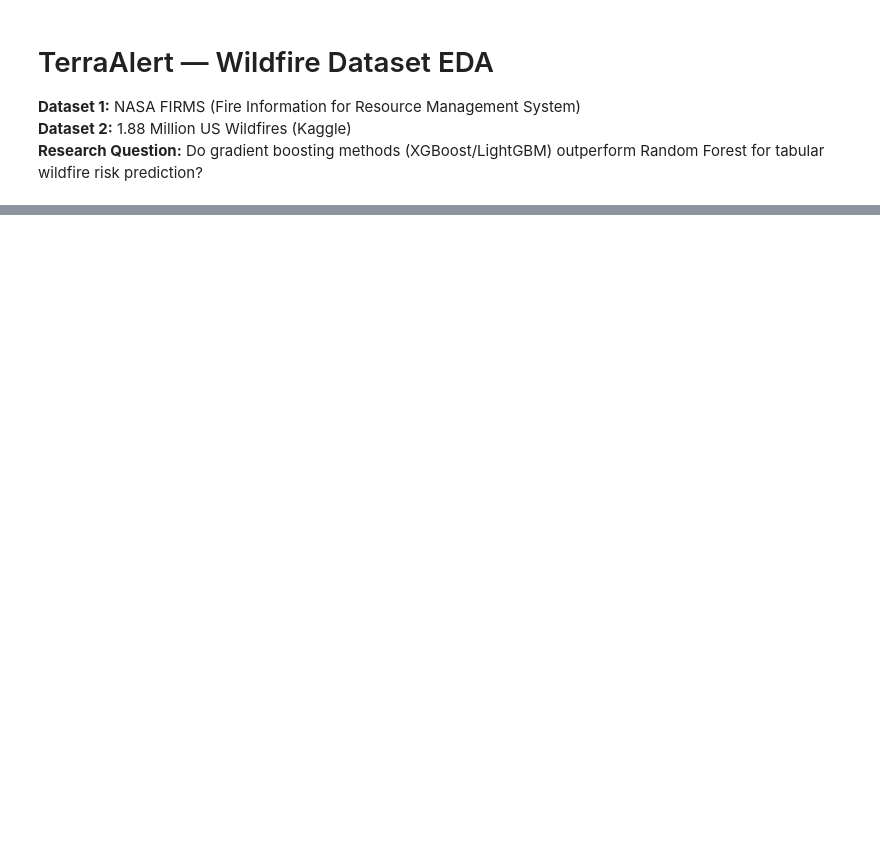
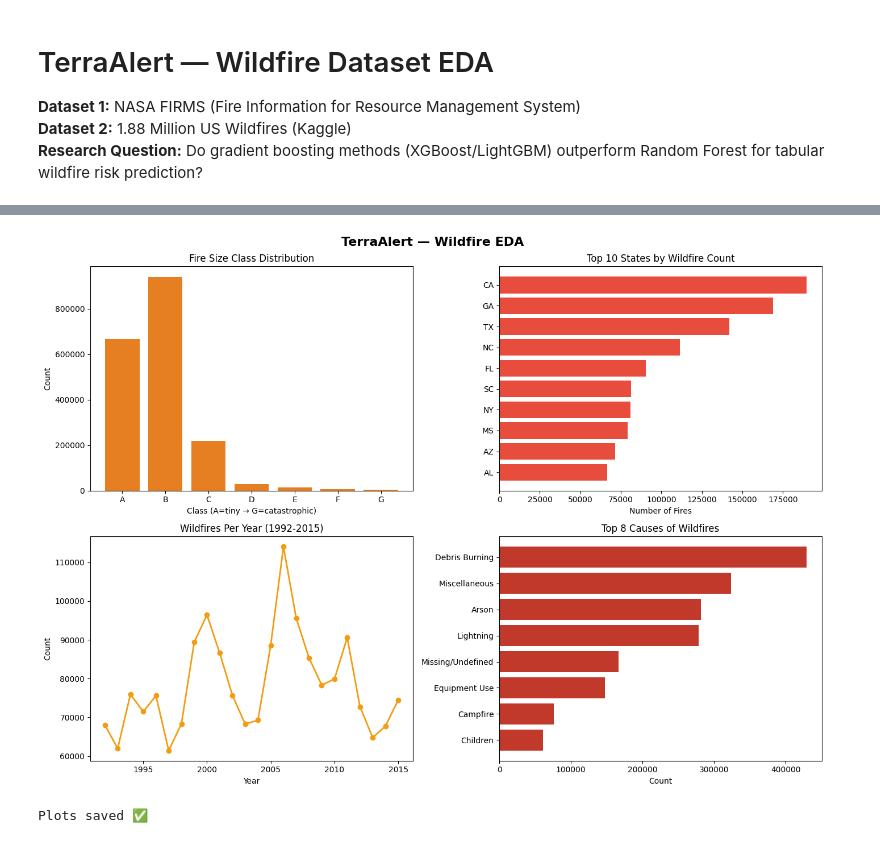
Before and after one commit to IndrayaniBhosale/terraalert, a Jupyter notebook: notebooks/02_wildfire_eda.ipynb, the cells around one changed output, grey strips where cells are left out. Cells and saved outputs as stored; diff of their text form; code cells hidden in the pictures; blank space fills up the shorter version.

```diff
--- a/notebooks/02_wildfire_eda.ipynb
+++ b/notebooks/02_wildfire_eda.ipynb
@@ -8,8 +8,14 @@ import pandas as pd
 import numpy as np
 import matplotlib.pyplot as plt
 import seaborn as sns
-import requests
 import warnings
 warnings.filterwarnings('ignore')
 
-print('Libraries loaded ✅')
+# Load 1.88M wildfire dataset
+print('Loading wildfire dataset...')
+df = pd.read_csv('../data/wildfires/us_wildfires.csv', low_memory=False)
+
+print(f'Shape: {df.shape}')
+print(f'Years: {df["FIRE_YEAR"].min()} - {df["FIRE_YEAR"].max()}')
+print(f'Columns: {list(df.columns)}')
+df.head()
@@ -42,0 +141,40 @@ Free Kaggle account needed.
+# %%
+import matplotlib.pyplot as plt
+import seaborn as sns
+
+fig, axes = plt.subplots(2, 2, figsize=(14, 10))
+fig.suptitle('TerraAlert — Wildfire EDA', fontsize=16, fontweight='bold')
+
+# Plot 1 - Fire class distribution
+class_counts = df['FIRE_SIZE_CLASS'].value_counts().sort_index()
+axes[0,0].bar(class_counts.index, class_counts.values, color='#e67e22')
+axes[0,0].set_title('Fire Size Class Distribution')
+axes[0,0].set_xlabel('Class (A=tiny → G=catastrophic)')
+axes[0,0].set_ylabel('Count')
+
+# Plot 2 - Top 10 states
+top_states = df['STATE'].value_counts().head(10)
+axes[0,1].barh(top_states.index[::-1], top_states.values[::-1], color='#e74c3c')
+axes[0,1].set_title('Top 10 States by Wildfire Count')
+axes[0,1].set_xlabel('Number of Fires')
+
+# Plot 3 - Fires per year trend
+yearly = df.groupby('FIRE_YEAR').size()
+axes[1,0].plot(yearly.index, yearly.values, marker='o', color='#f39c12', linewidth=2)
+axes[1,0].set_title('Wildfires Per Year (1992-2015)')
+axes[1,0].set_xlabel('Year')
+axes[1,0].set_ylabel('Count')
+
+# Plot 4 - Top causes
+causes = df['STAT_CAUSE_DESCR'].value_counts().head(8)
+axes[1,1].barh(causes.index[::-1], causes.values[::-1], color='#c0392b')
+axes[1,1].set_title('Top 8 Causes of Wildfires')
+axes[1,1].set_xlabel('Count')
+
+plt.tight_layout()
+plt.savefig('../data/wildfires/eda_plots.png', dpi=150)
+plt.show()
+print('Plots saved ✅')
+# %% [output]
+[figure, added]
+Plots saved ✅
```
Also changed, not shown: parts of 18 cells of this notebook, 4 other files.
